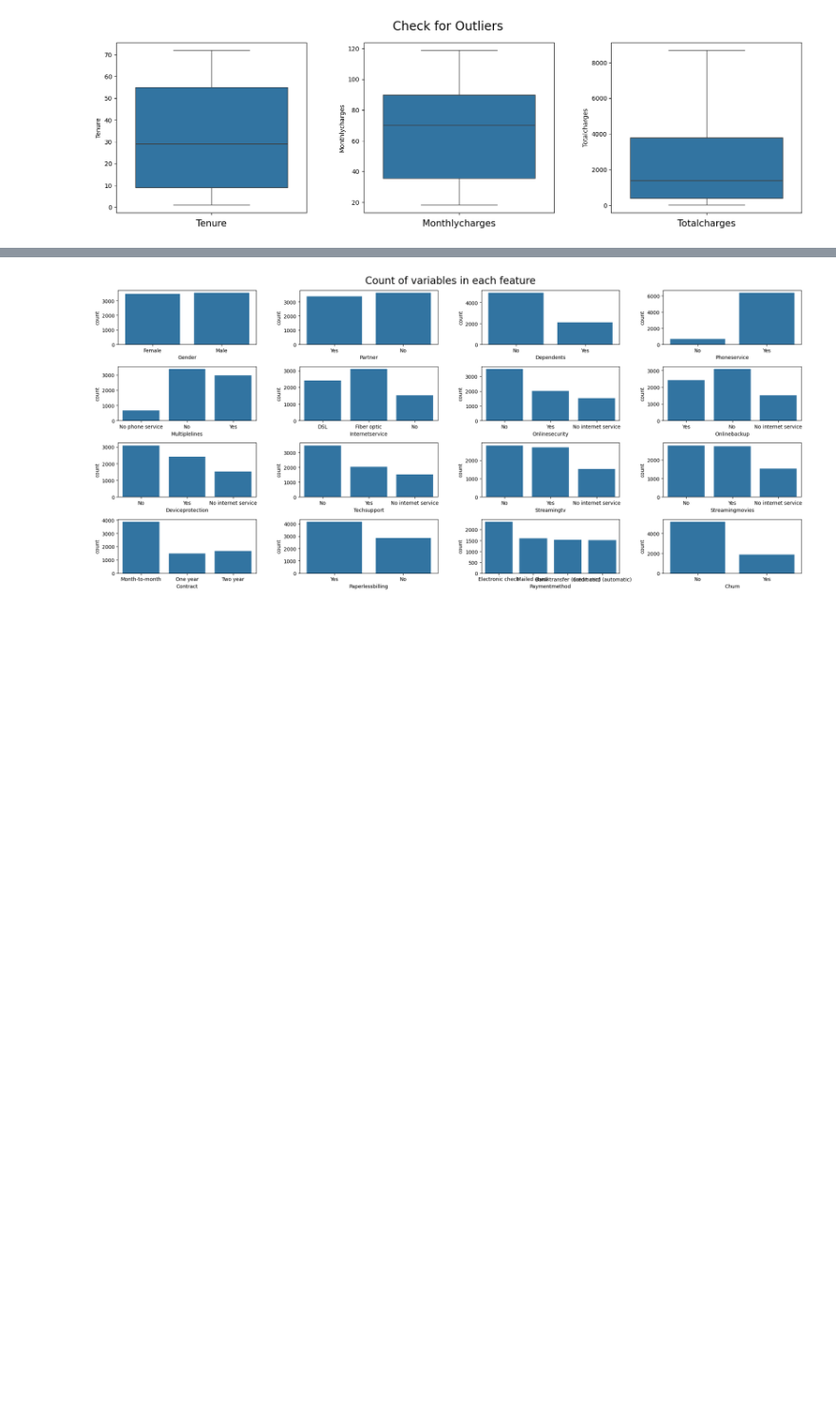
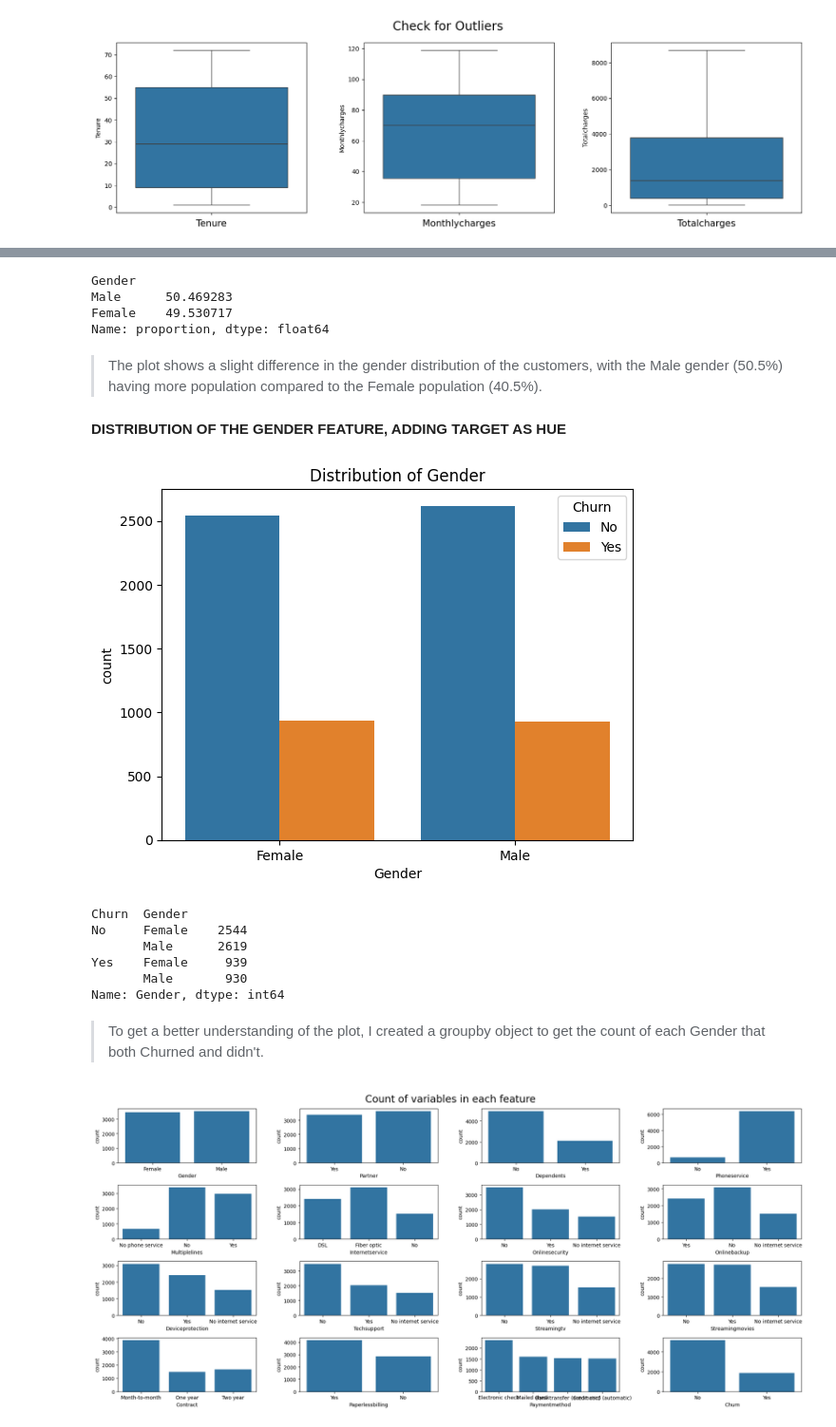
Before and after one commit to AduragbemiOyinlola/Churn, a Jupyter notebook: churn.ipynb, the cells around one changed output, grey strips where cells are left out. Shown at 95% size. Cells and saved outputs as stored; diff of their text form; code cells hidden in the pictures; blank space fills up the shorter version.

```diff
--- a/churn.ipynb
+++ b/churn.ipynb
@@ -338,3 +339,30 @@ plt.title('Distribution of Gender');
+# %%
+df.Gender.value_counts(normalize=True) * 100 # added the normalize argument to compute the percentage of each classes
+# %% [output]
+Gender
+Male      50.469283
+Female    49.530717
+Name: proportion, dtype: float64
+# %% [markdown]
+> The plot shows a slight difference in the gender distribution of the customers, with the Male gender (50.5%) having more population compared to the Female population (40.5%).
+
+#### **DISTRIBUTION OF THE GENDER FEATURE, ADDING TARGET AS HUE**
+# %%
+sns.countplot(data=df, x=df['Gender'], hue=df['Churn']);
+plt.title('Distribution of Gender');
+# %% [output]
+[figure, added]
+# %%
+df.groupby(['Churn', 'Gender'])['Gender'].count()
+# %% [output]
+Churn  Gender
+No     Female    2544
+       Male      2619
+Yes    Female     939
+       Male       930
+Name: Gender, dtype: int64
+# %% [markdown]
+> To get a better understanding of the plot, I created a groupby object to get the count of each Gender that both Churned and didn't.
 # %%
 # created a list of categorical columns in the dataset to be converted to numerical columns
 cat_feat = ['Gender', 'Partner', 'Dependents', 'Phoneservice',
```
Also changed, not shown: parts of 4 cells of this notebook.
